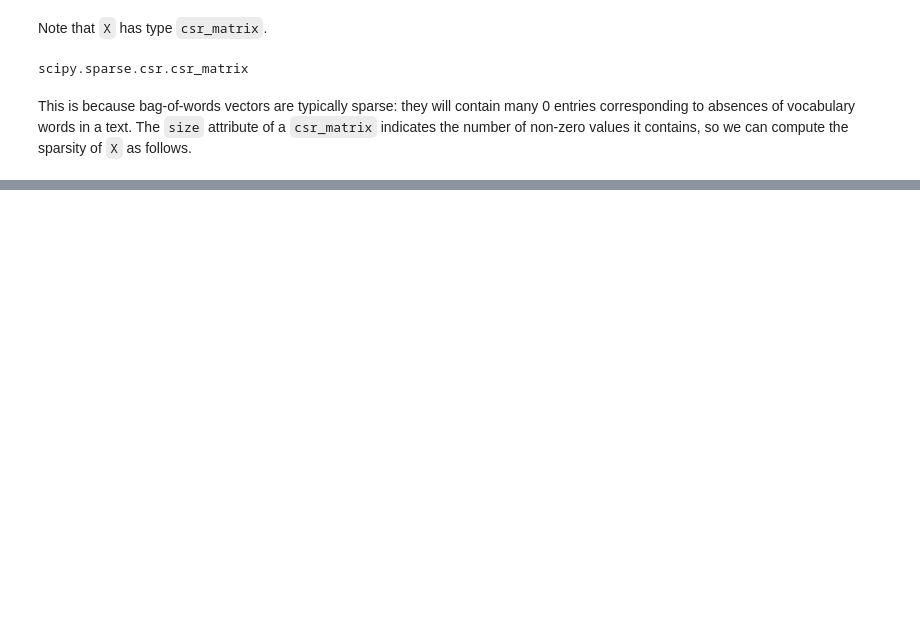
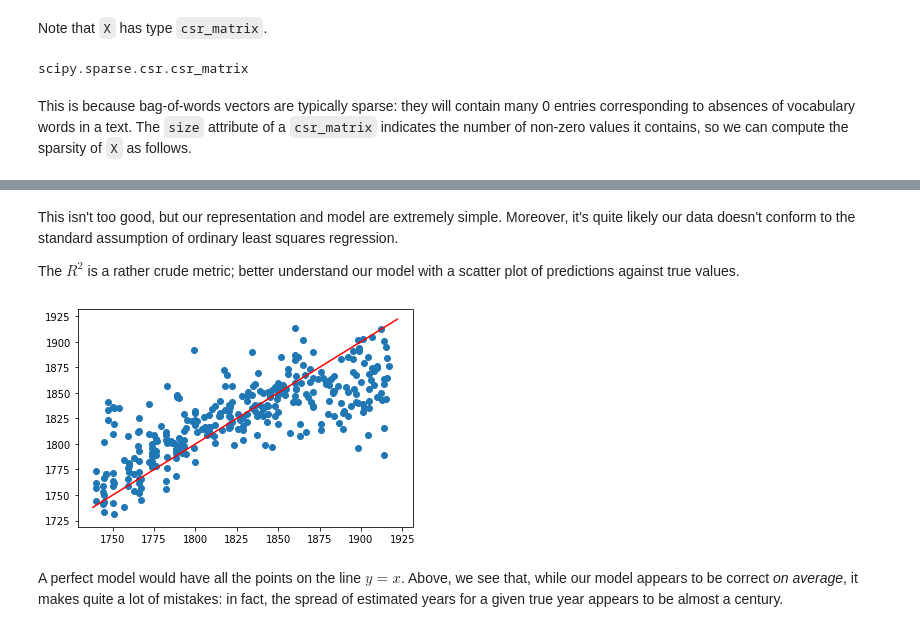
Before and after one commit to bencwallace/doc2date, a Jupyter notebook: doc2date.ipynb, the cells around one changed output, grey strips where cells are left out. Saved outputs shown, nothing was run; the diff lists cells and outputs as text; code cells hidden in the pictures; blank space fills up the shorter version.

```diff
--- a/doc2date.ipynb
+++ b/doc2date.ipynb
@@ -209,3 +260,5 @@ Wall time: 2min 20s
+# %%
+X = vectorizer.transform(segs['text'])
 # %% [markdown]
 The resulting matrix `X` contains one row per text segment and each row has length equal to the vocabulary fit by the vectorizer (which results from our choice of `min_df`). Each row will act as an input variable.
 # %%
@@ -232,5 +276,0 @@ In any case, we're going to shift and scale the rows of `X` to have zero mean an
-# %%
-from sklearn.preprocessing import StandardScaler
-
-sc = StandardScaler()
-X = sc.fit_transform(X.todense())
@@ -348,7 +276,0 @@ Neural networks are very sensitive to data scaling, so we perform some additiona
-# %%
-from sklearn.preprocessing import StandardScaler
-
-sc = StandardScaler()
-X = sc.fit_transform(X.todense())
-y = sc.fit_transform(y)
-X_train, X_test, y_train, y_test = train_test_split(X, y, test_size=0.2)
@@ -383,0 +285,3 @@ model.evaluate(X_test, y_test)
+# %%
+y = segs['year']
+X_train, X_test, y_train, y_test = train_test_split(X, y, test_size=0.2)
@@ -383,0 +302,11 @@ model.evaluate(X_test, y_test)
+# %% [markdown]
+This isn't too good, but our representation and model are extremely simple. Moreover, it's quite likely our data doesn't conform to the standard assumption of ordinary least squares regression.
+
+The $R^2$ is a rather crude metric; better understand our model with a scatter plot of predictions against true values.
+# %%
+plt.plot([start, stop], [start, stop], c='r')
+_ = plt.scatter(y_test, linreg.predict(X_test))
+# %% [output]
+[figure, added]
+# %% [markdown]
+A perfect model would have all the points on the line $y = x$. Above, we see that, while our model appears to be correct *on average*, it makes quite a lot of mistakes: in fact, the spread of estimated years for a given true year appears to be almost a century.
```
Also changed, not shown: parts of 99 cells of this notebook.
